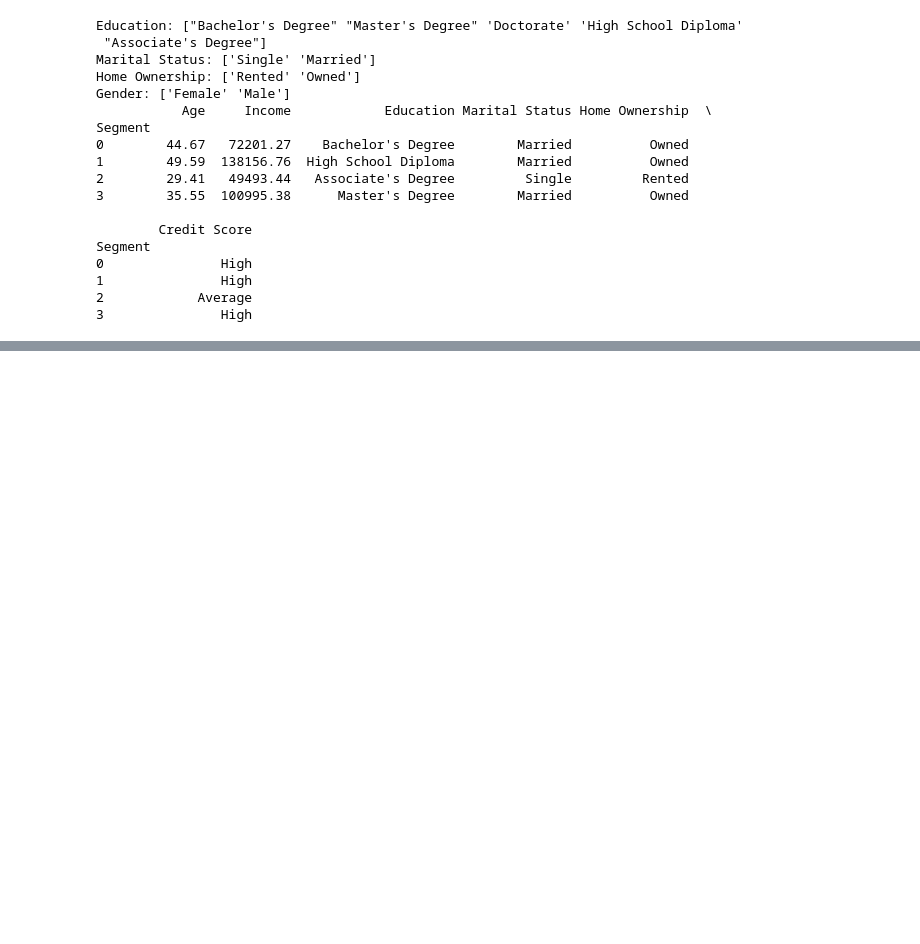
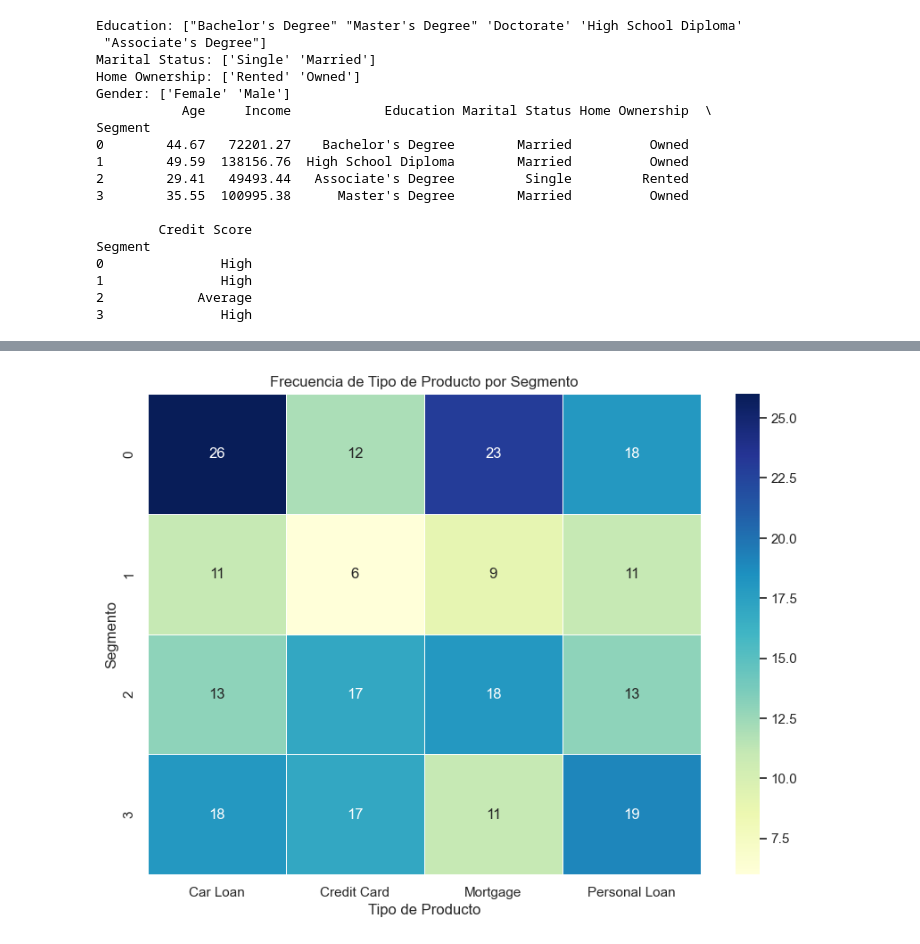
Before and after one commit to rinconMariugenia/Credit-Risk-Insights, a Jupyter notebook: notebooks/EDA_Kmeans.ipynb, the cells around one changed output, grey strips where cells are left out. Saved outputs shown, nothing was run; the diff lists cells and outputs as text; code cells hidden in the pictures; blank space fills up the shorter version.

```diff
--- a/notebooks/EDA_Kmeans.ipynb
+++ b/notebooks/EDA_Kmeans.ipynb
@@ -387,0 +348,12 @@ sns.swarmplot(data=df, x='Credit Score', y='Customer Tenure', hue='DeepSegment',
+# %%
+# --- 2. Mapas de Calor (Heatmaps) ---
+# Example: Segment vs Product Type (could be any two categorical variables)
+plt.figure(figsize=(10, 7))
+heatmap_data = pd.crosstab(df['Segment'], df['Product Type'])
+sns.heatmap(heatmap_data, annot=True, fmt='d', cmap='YlGnBu', linewidths=.5)
+plt.title('Frecuencia de Tipo de Producto por Segmento')
+plt.xlabel('Tipo de Producto')
+plt.ylabel('Segmento')
+plt.show()
+# %% [output]
+[figure, added]
```
Also changed, not shown: parts of 22 cells of this notebook.
